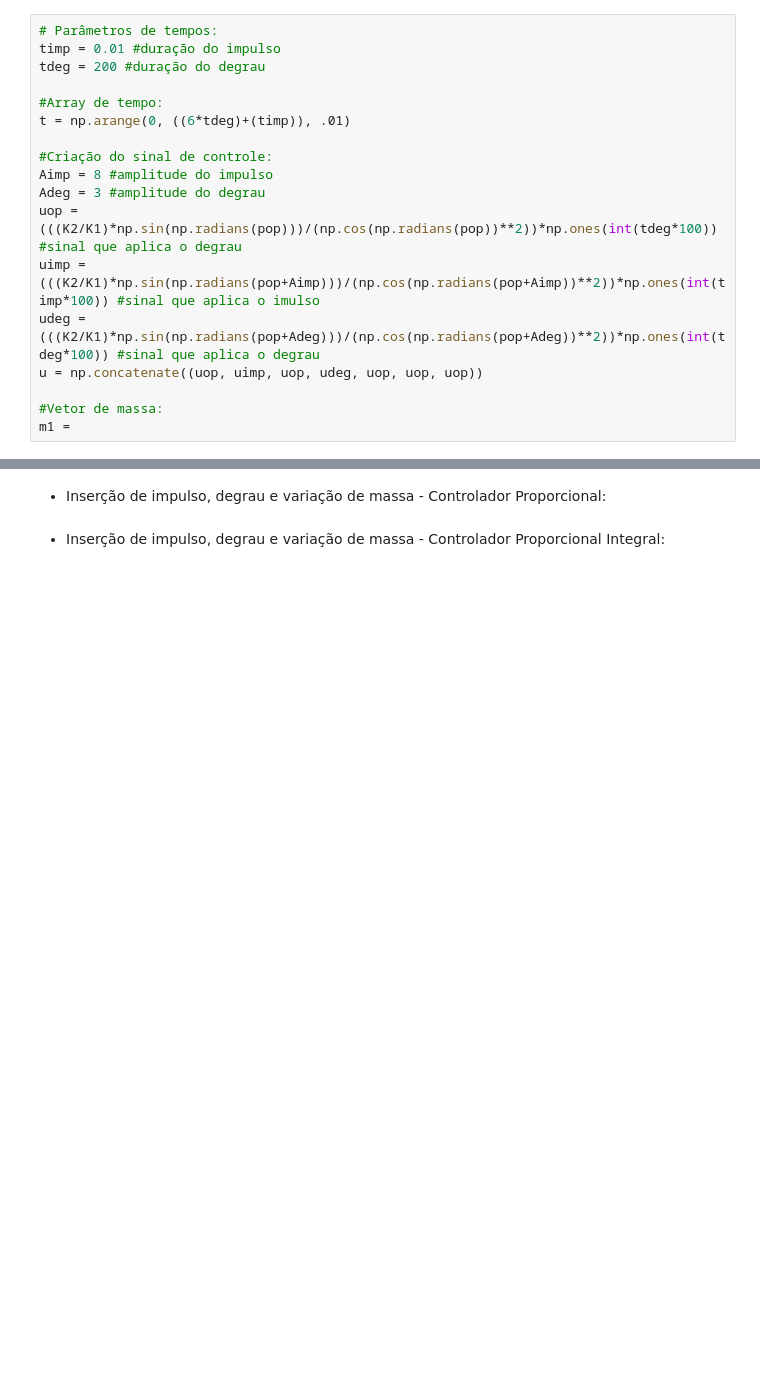
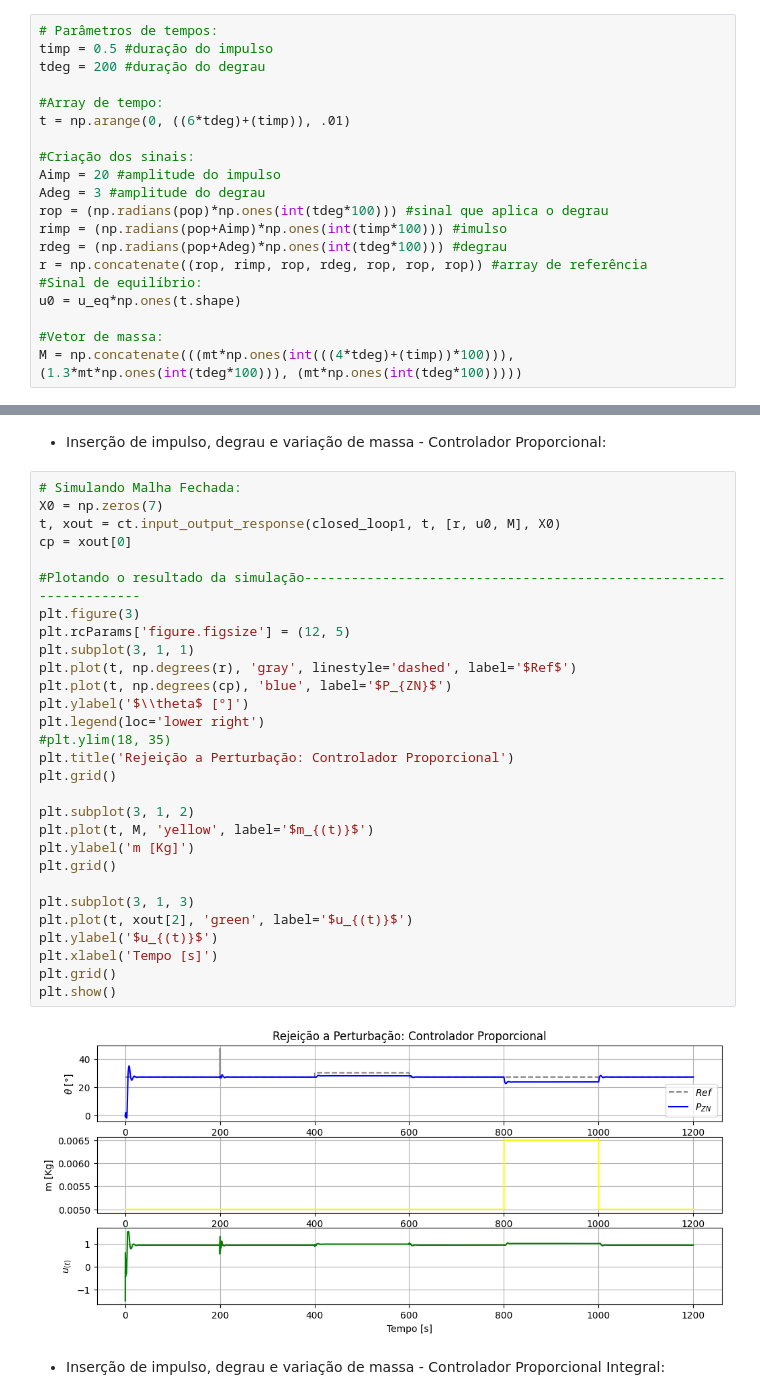
Before and after one commit to ErickNMA/LAS, a Jupyter notebook: guias67/guia7.ipynb, the cells around one changed output, grey strips where cells are left out. Drawn from its saved outputs; the diff is of its cells as text; blank space fills up the shorter version.

```diff
--- a/guias67/guia7.ipynb
+++ b/guias67/guia7.ipynb
@@ -311,19 +309,21 @@ SyntaxError: invalid syntax (3635026659.py, line 2)
 * Definindo as condições de simulação:
 # %%
 # Parâmetros de tempos:
-timp = 0.01 #duração do impulso
+timp = 0.5 #duração do impulso
 tdeg = 200 #duração do degrau
 
 #Array de tempo:
 t = np.arange(0, ((6*tdeg)+(timp)), .01)
 
-#Criação do sinal de controle:
-Aimp = 8 #amplitude do impulso
+#Criação dos sinais:
+Aimp = 20 #amplitude do impulso
 Adeg = 3 #amplitude do degrau
-uop = (((K2/K1)*np.sin(np.radians(pop)))/(np.cos(np.radians(pop))**2))*np.ones(int(tdeg*100)) #sinal que aplica o degrau
-uimp = (((K2/K1)*np.sin(np.radians(pop+Aimp)))/(np.cos(np.radians(pop+Aimp))**2))*np.ones(int(timp*100)) #sinal que aplica o imulso
-udeg = (((K2/K1)*np.sin(np.radians(pop+Adeg)))/(np.cos(np.radians(pop+Adeg))**2))*np.ones(int(tdeg*100)) #sinal que aplica o degrau
-u = np.concatenate((uop, uimp, uop, udeg, uop, uop, uop))
+rop = (np.radians(pop)*np.ones(int(tdeg*100))) #sinal que aplica o degrau
+rimp = (np.radians(pop+Aimp)*np.ones(int(timp*100))) #imulso
+rdeg = (np.radians(pop+Adeg)*np.ones(int(tdeg*100))) #degrau
+r = np.concatenate((rop, rimp, rop, rdeg, rop, rop, rop)) #array de referência
+#Sinal de equilíbrio:
+u0 = u_eq*np.ones(t.shape)
 
 #Vetor de massa:
-m1 =
+M = np.concatenate(((mt*np.ones(int(((4*tdeg)+(timp))*100))), (1.3*mt*np.ones(int(tdeg*100))), (mt*np.ones(int(tdeg*100)))))
@@ -332,4 +330,35 @@ m1 =
 # %% [markdown]
 * Inserção de impulso, degrau e variação de massa - Controlador Proporcional:
+# %%
+# Simulando Malha Fechada:
+X0 = np.zeros(7)
+t, xout = ct.input_output_response(closed_loop1, t, [r, u0, M], X0)
+cp = xout[0]
+
+#Plotando o resultado da simulação-------------------------------------------------------------------
+plt.figure(3)
+plt.rcParams['figure.figsize'] = (12, 5)
+plt.subplot(3, 1, 1)
+plt.plot(t, np.degrees(r), 'gray', linestyle='dashed', label='$Ref$')
+plt.plot(t, np.degrees(cp), 'blue', label='$P_{ZN}$')
+plt.ylabel('$\\theta$ [°]')
+plt.legend(loc='lower right')
+#plt.ylim(18, 35)
+plt.title('Rejeição a Perturbação: Controlador Proporcional')
+plt.grid()
+
+plt.subplot(3, 1, 2)
+plt.plot(t, M, 'yellow', label='$m_{(t)}$')
+plt.ylabel('m [Kg]')
+plt.grid()
+
+plt.subplot(3, 1, 3)
+plt.plot(t, xout[2], 'green', label='$u_{(t)}$')
+plt.ylabel('$u_{(t)}$')
+plt.xlabel('Tempo [s]')
+plt.grid()
+plt.show()
+# %% [output]
+[figure, added]
 # %% [markdown]
 * Inserção de impulso, degrau e variação de massa - Controlador Proporcional Integral:
```
Also changed, not shown: parts of 3 cells of this notebook.
